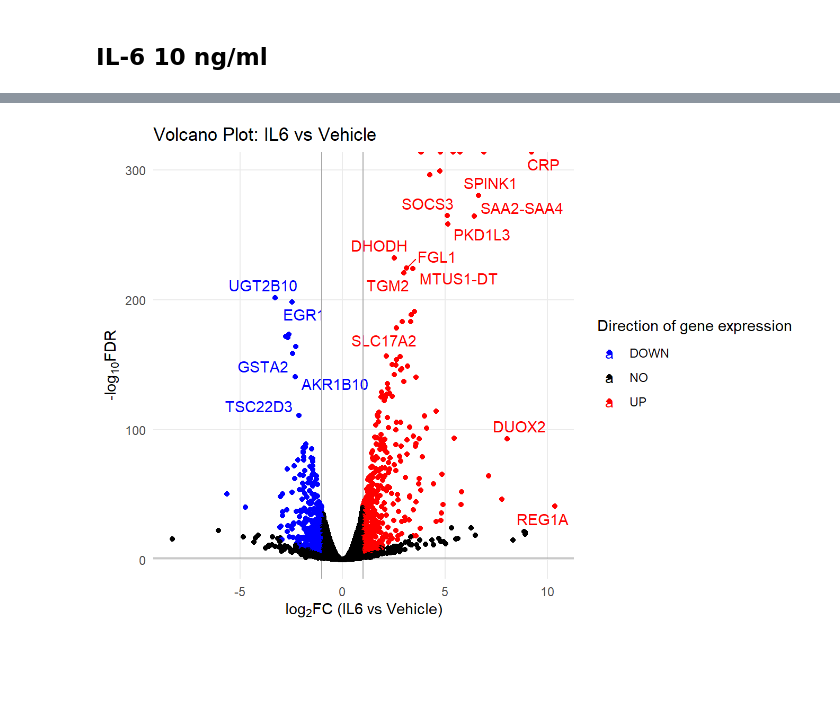
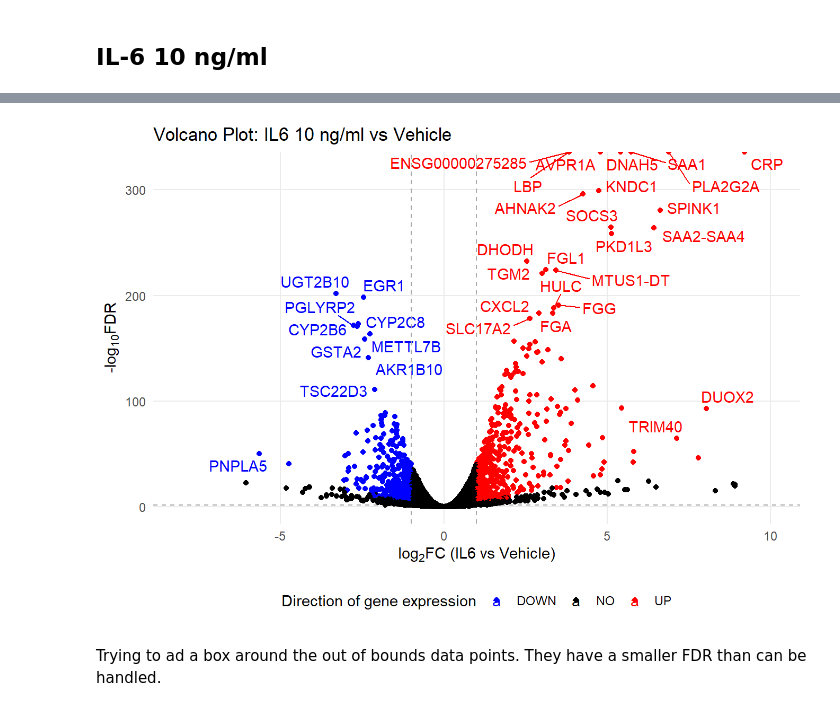
Before and after one commit to andreasludvig/manuscript, a Jupyter notebook: notebooks/seq/seq.embed.ipynb, the cells around one changed output, grey strips where cells are left out. Cells and saved outputs as stored; diff of their text form; code cells hidden in the pictures; blank space fills up the shorter version.

```diff
--- a/notebooks/seq/seq.embed.ipynb
+++ b/notebooks/seq/seq.embed.ipynb
@@ -73,7 +73,8 @@ file <- here("notebooks/seq/data_raw/IL6_10_vs_vehicle.xlsx")
 il6_10_data <- read_xlsx(file, sheet = 1)
 # %%
 #| label: fig-volcano-il6-10
-#| fig-cap: "Volcano plot. IL-6 10 ng/ml vs. vehicle control"
+#| fig-cap: "Volcano plot. IL-6 10 ng/ml vs. vehicle control. Vertical lines for fold change thresholds"
+#| warning: false
 
 # Create a new column for labeling differential gene expression
 il6_10_data$diffexpressed <- "NO" # Default value for genes not differentially expressed
@@ -96,18 +97,21 @@ il6_10_data$delabel[il6_10_data$diffexpressed != "NO"] <- il6_10_data$genes[il6_
 plot_volcano_il6_10 <-
   ggplot(data=il6_10_data, aes(x=logFC, y=-log10(FDR), col=diffexpressed, label=delabel)) +
     theme_minimal() + # Use a minimal theme for the plot
-    geom_text_repel(max.overlaps = 7) + # Use repelling text to avoid label overlap
+    geom_text_repel(max.overlaps = 10) + # Use repelling text to avoid label overlap
     scale_color_manual(values=c("blue", "black", "red")) + # Custom colors for differential expression
-    geom_vline(xintercept=c(-1, 1), col="dark grey") + # Vertical lines for fold change thresholds
-    geom_hline(yintercept=-log10(0.05), col="dark grey") + # Horizontal line for FDR threshold
+    geom_vline(xintercept=c(-1, 1), col="dark grey", linetype = "dashed") + # Vertical lines for fold change thresholds
+    geom_hline(yintercept=-log10(0.05), col="dark grey", linetype = "dashed") + # Horizontal line for FDR threshold
     geom_point() + # Add points for each gene
     labs(color = 'Direction of gene expression', # Customize legend title
          x = expression("log"[2]*"FC (IL6 vs Vehicle)"), # Customize x-axis label
          y = expression("-log"[10]*"FDR")) + # Customize y-axis label
-    #scale_x_continuous(breaks = seq(-11, 9, 2)) + # Customize x-axis breaks
-    #scale_y_continuous(breaks = seq(0, 90, 10)) + # Customize y-axis breaks
-    theme(panel.grid.minor.y = element_blank(), panel.grid.minor.x = element_blank())+ # Adjust minor grid lines
-    ggtitle('Volcano Plot: IL6 vs Vehicle') # Add a title to the plot
+    scale_x_continuous(limits = c(-8, 10)) + # Customize x-axis breaks
+    scale_y_continuous(limits = c(0, 320)) + # Customize y-axis breaks
+    theme(panel.grid.minor.y = element_blank(),# Remove minor grid lines
+          panel.grid.minor.x = element_blank(),# Remove minor grid lines
+          legend.position = "bottom"
+          )+
+    ggtitle('Volcano Plot: IL6 10 ng/ml vs Vehicle') # Add a title to the plot
 
 
 plot_volcano_il6_10
@@ -116,2 +120,4 @@ Warning: Removed 11730 rows containing missing values (`geom_text_repel()`).Warn
 increasing max.overlaps
-[figure, old version]
+[figure, new version]
+# %% [markdown]
+Trying to ad a box around the out of bounds data points. They have a smaller FDR than can be handled.
```
Also changed, not shown: parts of 2 cells of this notebook, 18 other files.
